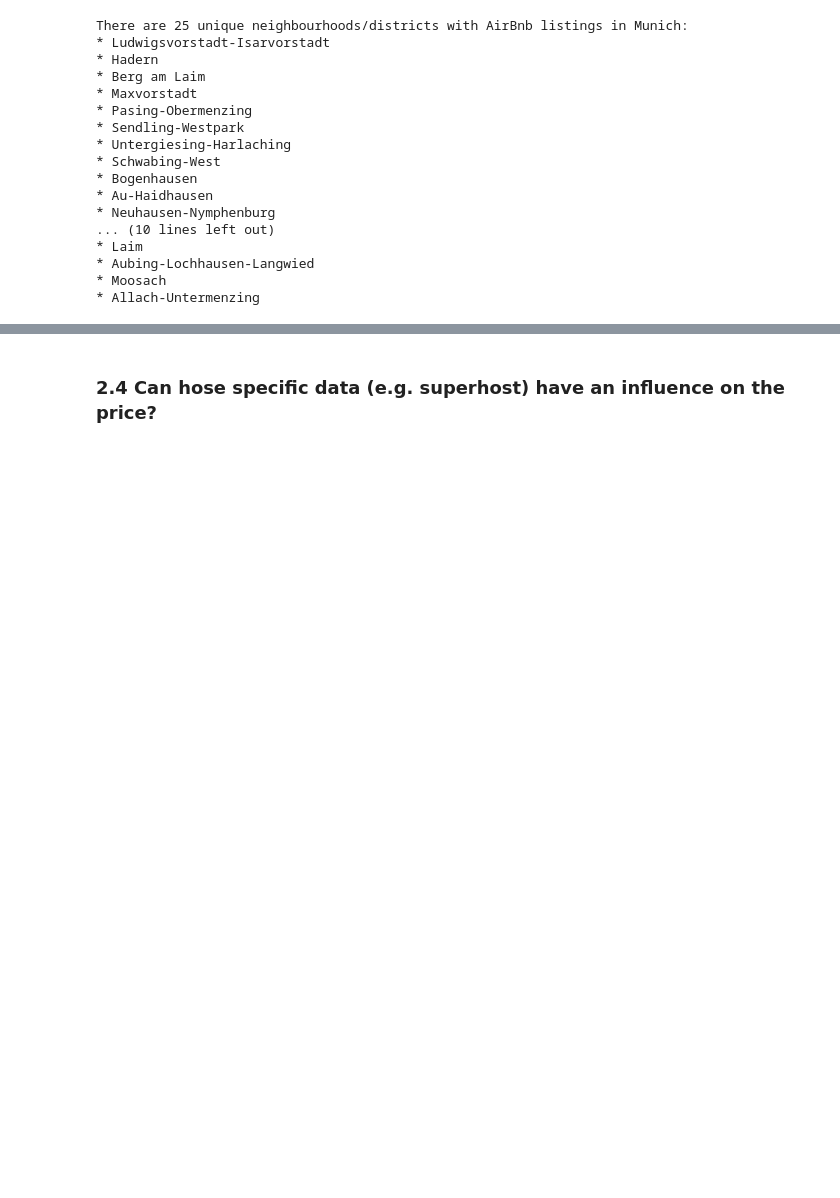
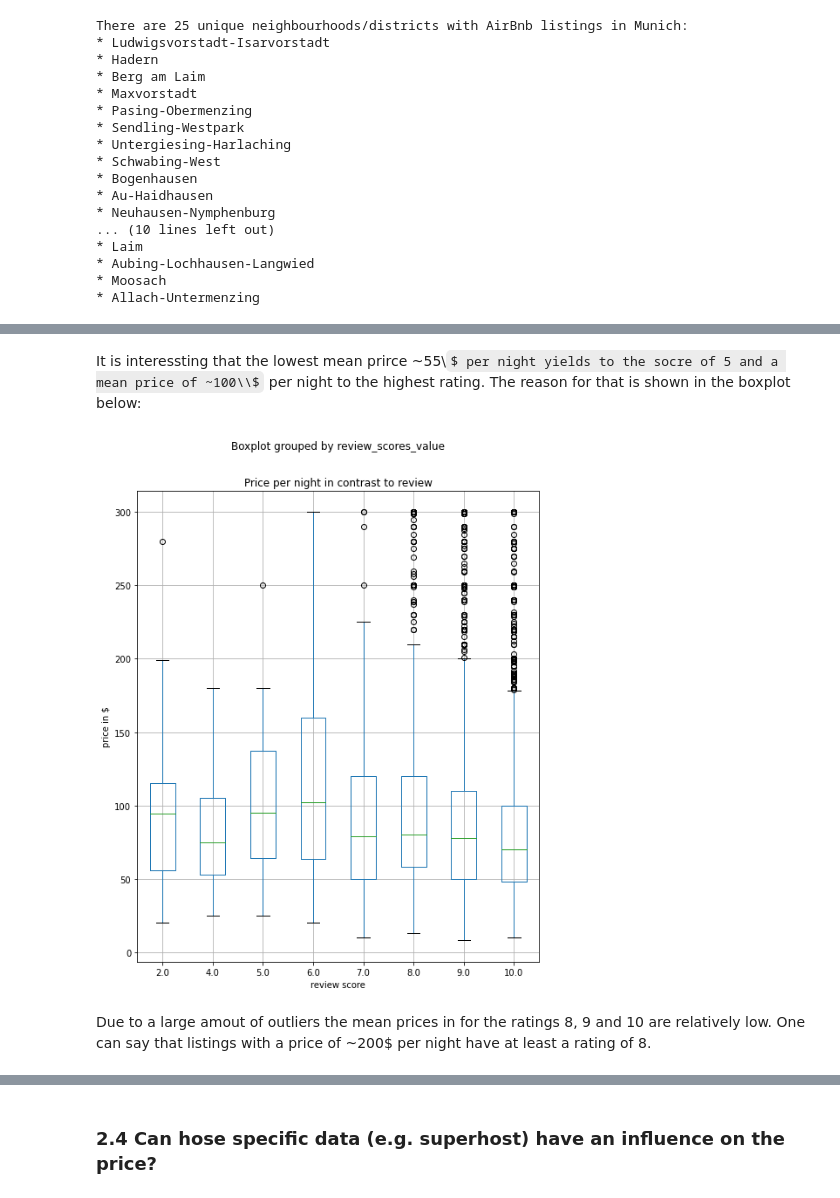
Before and after one commit to lethiess/AirBnB, a Jupyter notebook: AirBnb.ipynb, the cells around one changed output, grey strips where cells are left out. Drawn from its saved outputs; the diff is of its cells as text; code cells hidden in the pictures; some formulas as TeX source; blank space fills up the shorter version.

```diff
--- a/AirBnb.ipynb
+++ b/AirBnb.ipynb
@@ -433,0 +484,13 @@ plt.ylabel("mean price in $");
+# %% [markdown]
+It is interessting that the lowest mean prirce ~55\\$ per night yields to the socre of 5 and a mean price of ~100\\$ per night to the highest rating. The reason for that is shown in the boxplot below:
+# %%
+# for visualization purposes only prives below 300$ per night will be used for the boxplot
+munich_listings_box = munich_listings.drop(munich_listings[munich_listings["price"] > 300].index)
+munich_listings_box.boxplot(column = ["price"], by = ["review_scores_value"], figsize = (8,10));
+plt.title("Price per night in contrast to review");
+plt.xlabel("review score");
+plt.ylabel("price in $");
+# %% [output]
+[figure, added]
+# %% [markdown]
+Due to a large amout of outliers the mean prices in for the ratings 8, 9 and 10 are relatively low. One can say that listings with a price of ~200$ per night have at least a rating of 8.
```
Also changed, not shown: parts of 68 cells of this notebook.
